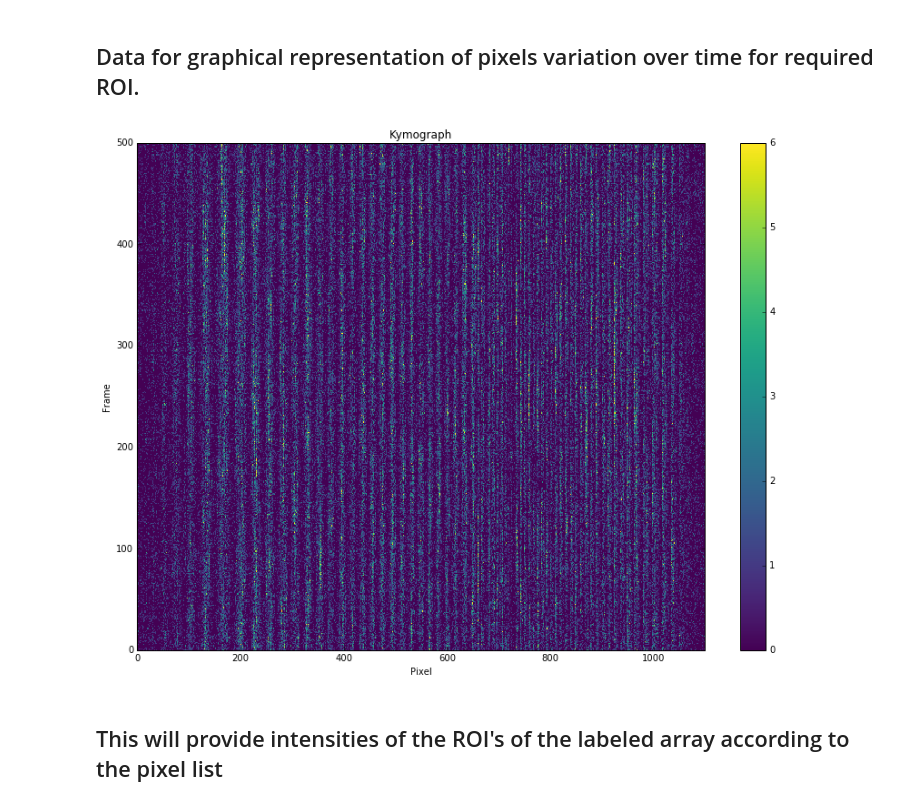
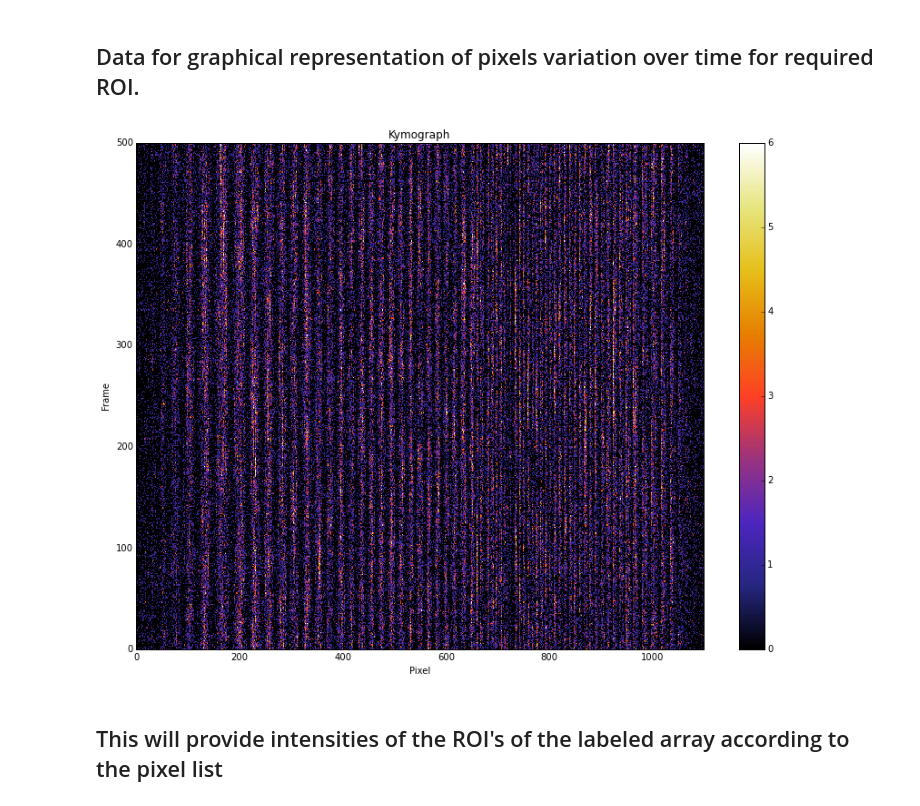
Before and after one commit to scikit-beam/scikit-beam-examples, a Jupyter notebook: demos/speckle/speckle-plotting.ipynb, the cells around one changed output. Drawn from its saved outputs; the diff is of its cells as text; code cells hidden in the pictures.

```diff
--- a/demos/speckle/speckle-plotting.ipynb
+++ b/demos/speckle/speckle-plotting.ipynb
@@ -164,7 +167,6 @@ avg_masked = np.average(np.vstack(masked_data.values()), axis=0)
 fig = plt.figure(figsize=(15, 7))
 grid = ImageGrid(fig, (1,1,1), nrows_ncols=(1, 2), share_all=True,
                  cbar_mode='each', axes_pad=.3)
-cmap = 'viridis'
 im1 = grid[0].imshow(np.log(avg_raw), cmap=cmap)
 im2 = grid[1].imshow(np.log(avg_masked), cmap=cmap)
 
@@ -435,23 +437,23 @@ roi_kymograph = roi.kymograph(masked_data['sample_point_1'], rings_mask, num=2)
 # %%
 fig, ax = plt.subplots(figsize=(14,10))
 ax.set_xlabel('Pixel')
 ax.set_ylabel('Frame')
 ax.set_title('Kymograph')
 
 plot_kw = {
-    'cmap': 'viridis',
+    'cmap': cmap,
     'vmin': 0,
     'vmax': 6,
     'interpolation': 'nearest',
     'aspect': 'auto',
 }
 
 im, cb = speckle_plot.kymograph(ax, roi_kymograph, **plot_kw)
 # speckle_plot.roi_kymograph_plotter(ax, roi_kymograph)
 if 'inline' in backend:
     plt.show()
 # %% [output]
-[figure, old version]
+[figure, new version]
 # %% [markdown]
 ## This will provide intensities of the ROI's of the labeled array according to the pixel list
 # %%
```
Also changed, not shown: parts of 12 cells of this notebook.
